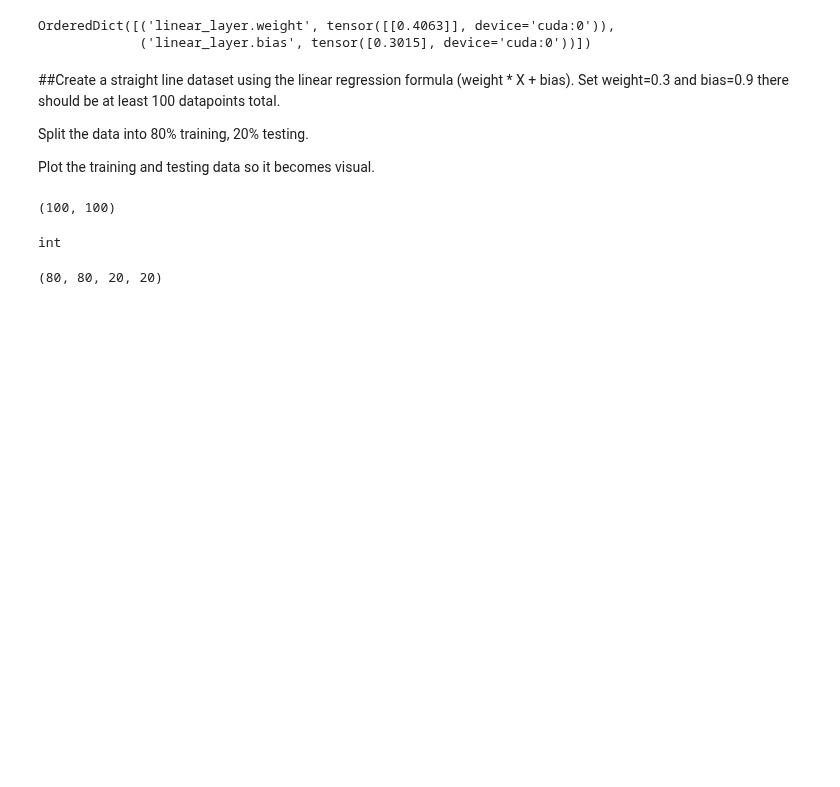
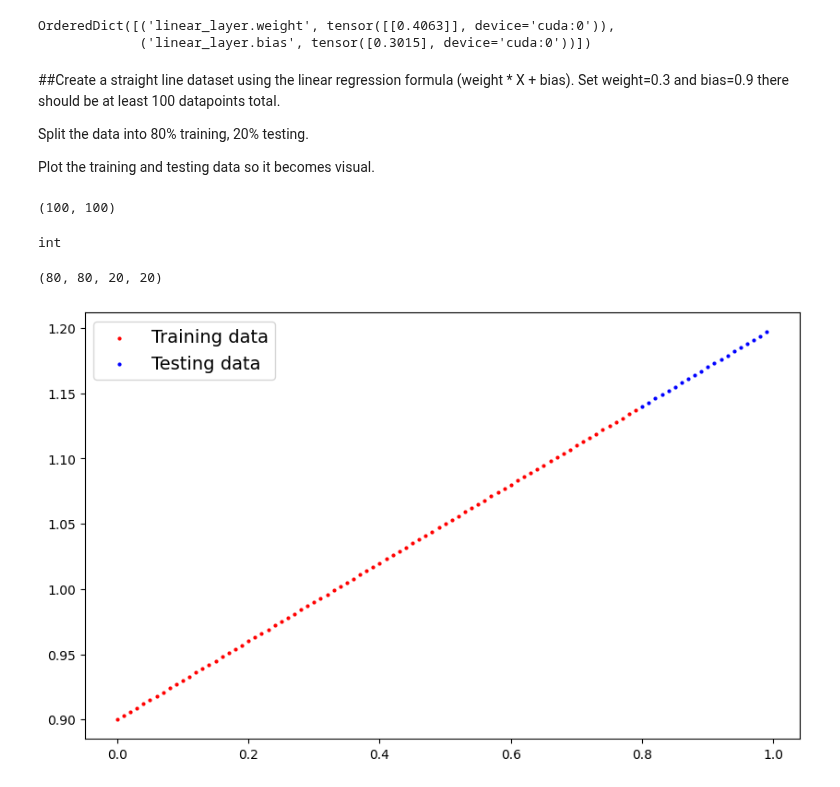
Before and after one commit to Imran1hp/Deep-Learning-, a Jupyter notebook: Py_Torch_workflowipynb.ipynb, the cells around one changed output. Saved outputs shown, nothing was run; the diff lists cells and outputs as text; code cells hidden in the pictures; blank space fills up the shorter version.

```diff
--- a/Py_Torch_workflowipynb.ipynb
+++ b/Py_Torch_workflowipynb.ipynb
@@ -581,3 +581,22 @@ X_test , y_test = X[train_split: ]  , y[train_split: ]
 len(X_train)  , len(y_train) , len(X_test) ,len( y_test)
 # %% [output]
 (80, 80, 20, 20)
+# %%
+def plot_prediction (X_train = X_train , y_train = y_train ,
+                     X_test = X_test , y_test = y_test ,
+                     predictions = None):
+
+  plt.figure(figsize= (10, 6))
+
+  plt.scatter(X_train , y_train , c='r',s=4, label ="Training data")
+
+  plt.scatter(X_test , y_test , c='b' ,s =4 , label = "Testing data ")
+
+  if predictions is not None:
+    plot.scatter (X_test , predictions , c= 'y', label = " predictions ")
+
+  plt.legend (prop={"size":14})
+# %%
+plot_prediction()
+# %% [output]
+[figure, added]
```
